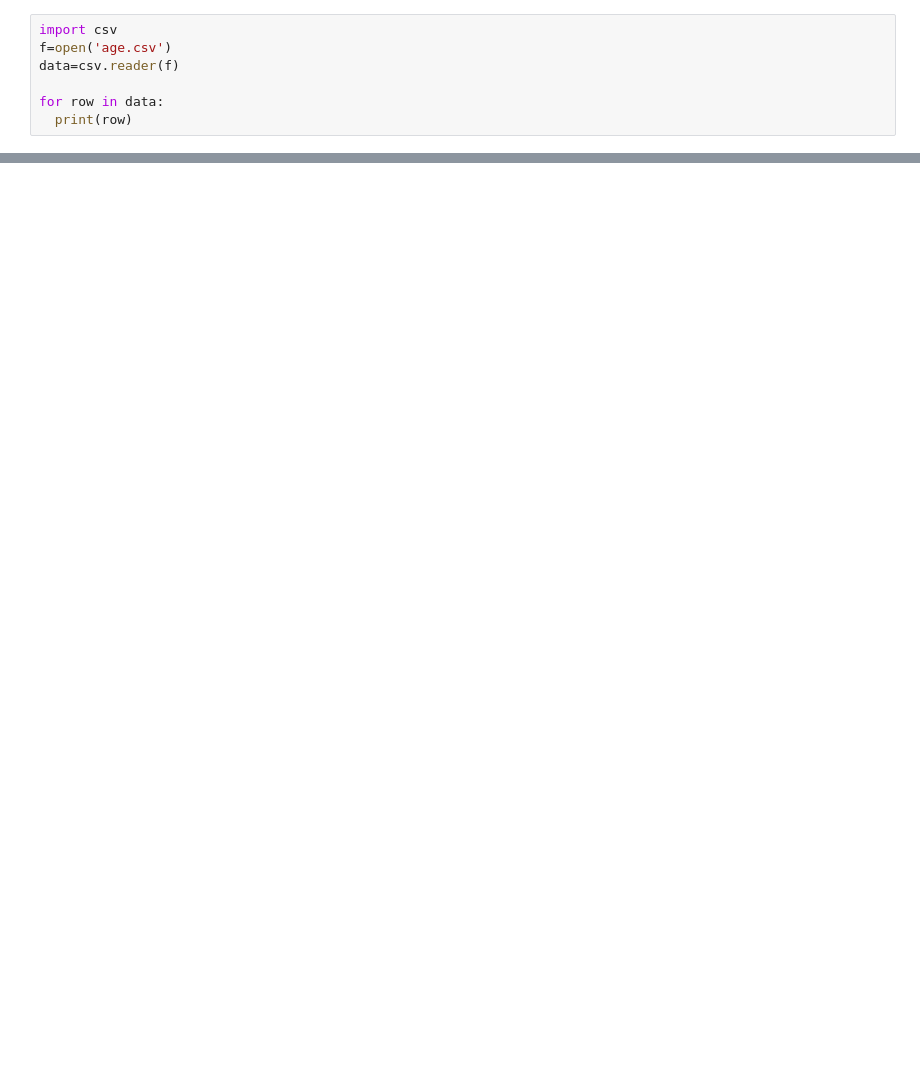
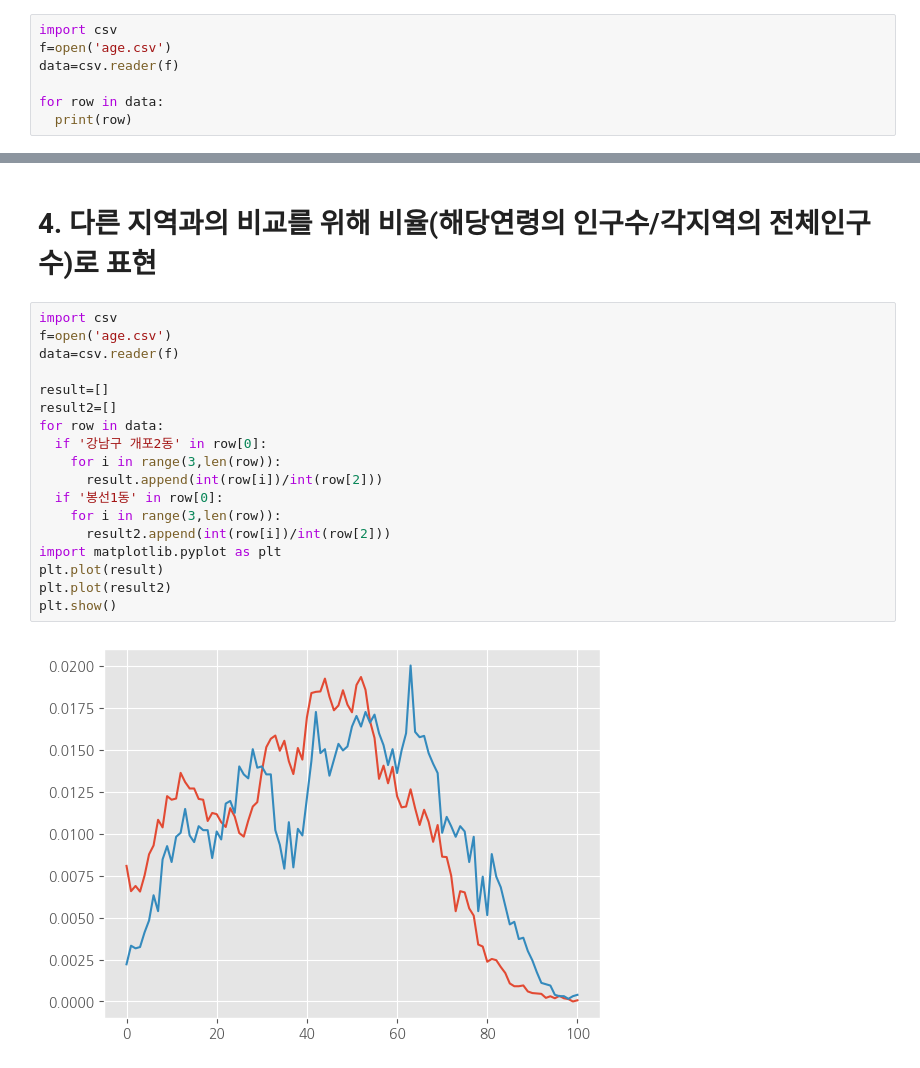
Before and after one commit to kjhcode/2024-project, a Jupyter notebook: 우리동네와_인구구조가_가장_비슷한_지역_찾기_프로젝트.ipynb, the cells around one changed output, grey strips where cells are left out. Cells and saved outputs as stored; diff of their text form; blank space fills up the shorter version.

```diff
--- a/우리동네와_인구구조가_가장_비슷한_지역_찾기_프로젝트.ipynb
+++ b/우리동네와_인구구조가_가장_비슷한_지역_찾기_프로젝트.ipynb
@@ -495,0 +162,22 @@ WARNING:matplotlib.font_manager:findfont: Font family 'Malgun Gothic' not found.
+# %% [markdown]
+# 4. 다른 지역과의 비교를 위해 비율(해당연령의 인구수/각지역의 전체인구수)로 표현
+# %%
+import csv
+f=open('age.csv')
+data=csv.reader(f)
+
+result=[]
+result2=[]
+for row in data:
+  if '강남구 개포2동' in row[0]:
+    for i in range(3,len(row)):
+      result.append(int(row[i])/int(row[2]))
+  if '봉선1동' in row[0]:
+    for i in range(3,len(row)):
+      result2.append(int(row[i])/int(row[2]))
+import matplotlib.pyplot as plt
+plt.plot(result)
+plt.plot(result2)
+plt.show()
+# %% [output]
+[figure, added]
```
Also changed, not shown: parts of 47 cells of this notebook.
